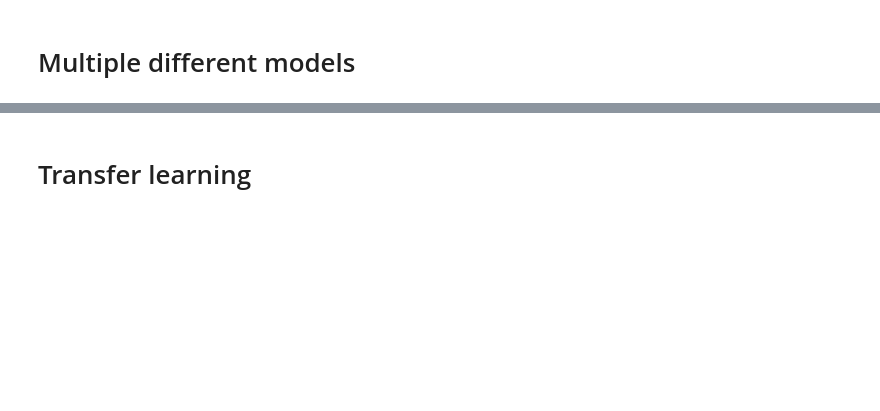
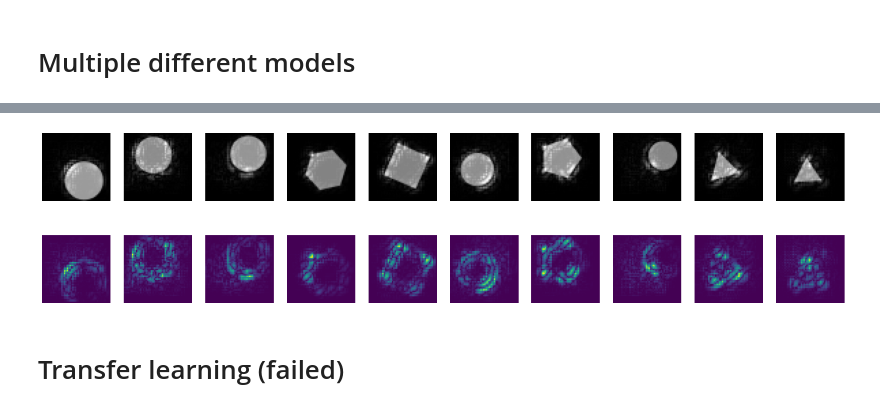
Before and after one commit to Vytazet/Flatland_project, a Jupyter notebook: FlatlandThing.ipynb, the cells around one changed output, grey strips where cells are left out. Saved outputs shown, nothing was run; the diff lists cells and outputs as text; code cells hidden in the pictures; blank space fills up the shorter version.

```diff
--- a/FlatlandThing.ipynb
+++ b/FlatlandThing.ipynb
@@ -290,5 +317,33 @@ for i,ax in enumerate(axes.flat):
+# %%
+def saliency(model, single_input):
+    single_input = tf.convert_to_tensor(single_input, dtype=tf.float32)
+
+    with tf.GradientTape() as tape:
+        tape.watch(single_input)
+        predictions = model(single_input)
+        winning_class, = tf.argmax(predictions, axis=1)
+        output = predictions[:, winning_class]
+
+    # Gradients of the loss with respect to the input
+    gradient = tape.gradient(output, single_input)
+
+    return np.abs(gradient)
+# %%
+# Which parts of the images have the biggest impact on the predicted class
+
+fig, axes = plt.subplots(2, 10, figsize=(25, 6))
+num = 3
+for i, ax in enumerate(axes[:].T):
+  X_new = saliency(model, X[10*num+i, None])[0]
+  ax[0].imshow(0.5*X[10*num+i] + 0.5*X_new/X_new.max(), cmap='gray')
+  ax[0].set_axis_off()
+
+  ax[1].imshow(X_new)
+  ax[1].set_axis_off()
+# %% [output]
+[figure, added]
 # %% [markdown]
-# Transfer learning
+# Transfer learning (failed)
 # %%
 mobile_net = keras.applications.MobileNet(weights='imagenet', include_top=False,
                                           input_shape=(50, 50, 3))
```
Also changed, not shown: parts of 35 cells of this notebook.
